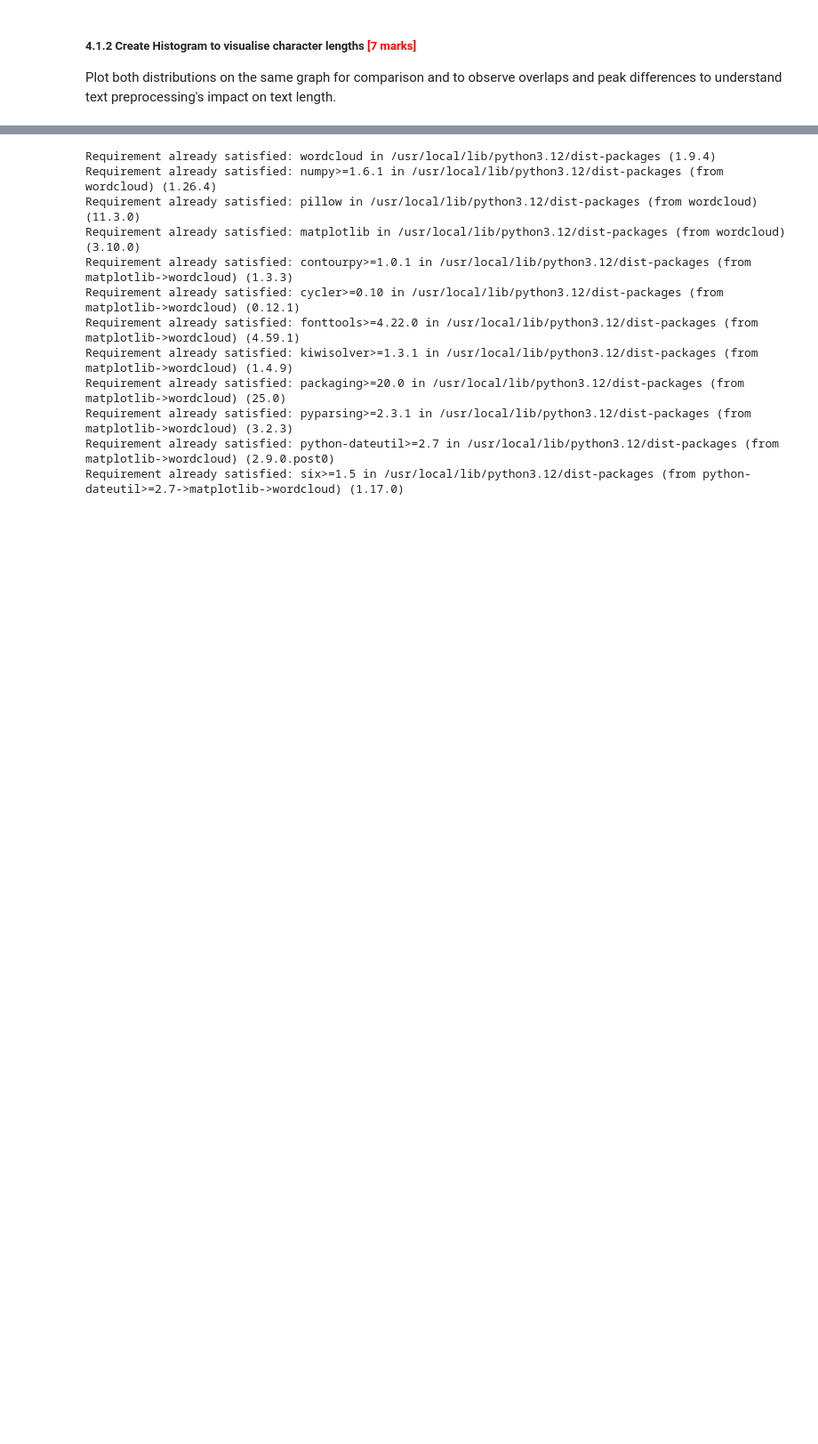
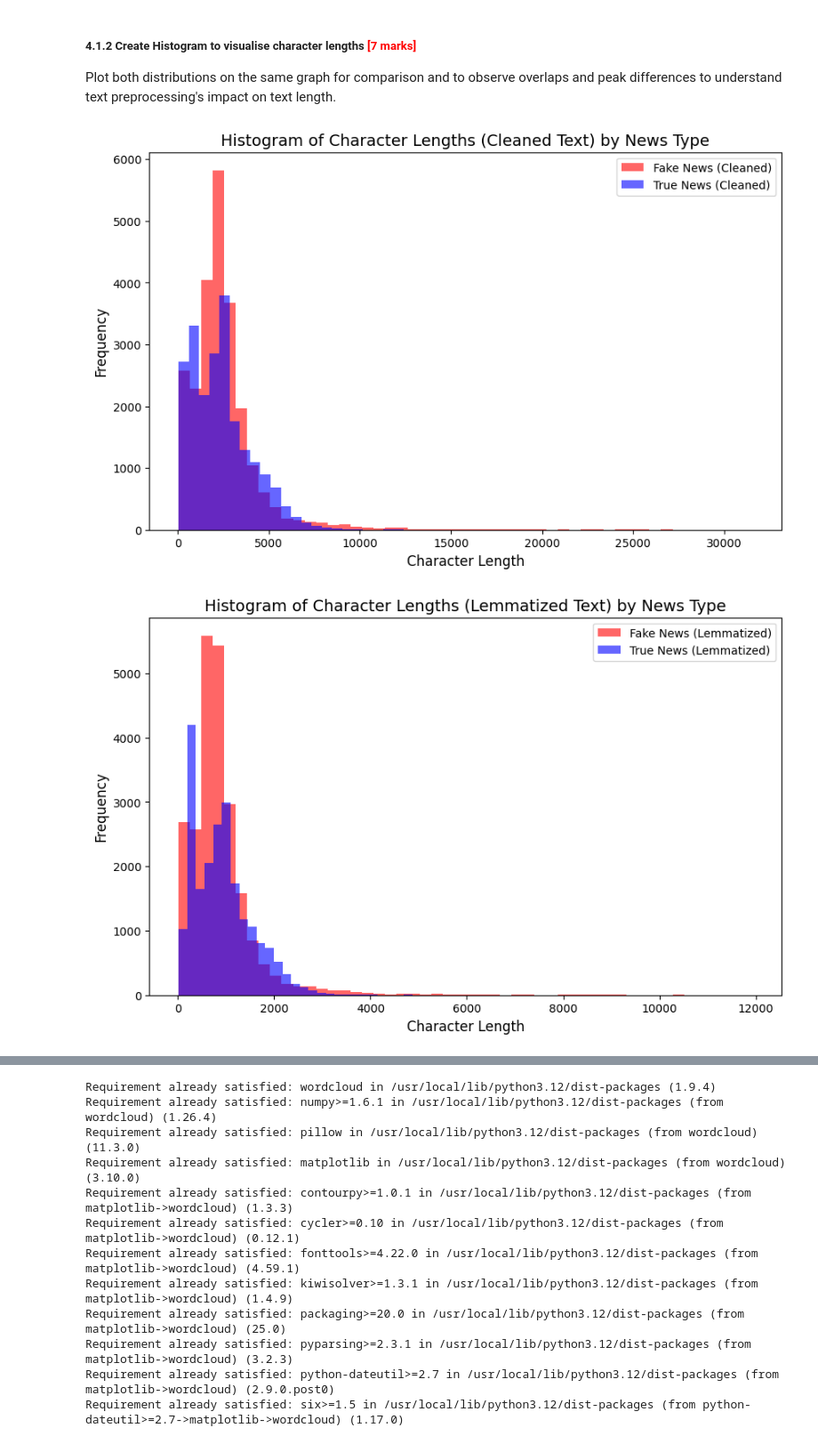
Before and after one commit to vini786mmm/Fake_News_Detection, a Jupyter notebook: Fake_News_Detection_Starter.ipynb, the cells around one changed output, grey strips where cells are left out. Shown at 89% size. Drawn from its saved outputs; the diff is of its cells as text; code cells hidden in the pictures; blank space fills up the shorter version.

```diff
--- a/Fake_News_Detection_Starter.ipynb
+++ b/Fake_News_Detection_Starter.ipynb
@@ -493,6 +533,29 @@ df_clean["lemmatized_char_length"] = df_clean["lemmatized_text"].str.len()
 ##### 4.1.2  Create Histogram to visualise character lengths  <font color = red>[7 marks]</font> <br>
 
  Plot both distributions on the same graph for comparison and to observe overlaps and peak differences to understand text preprocessing's impact on text length.
+# %%
+# Combined histogram for cleaned text with hue by news_label
+plt.figure(figsize=(10,6))
+plt.hist(df_clean[df_clean["news_label"] == 0]["char_length"], bins=50, alpha=0.6, color="red", label="Fake News (Cleaned)")
+plt.hist(df_clean[df_clean["news_label"] == 1]["char_length"], bins=50, alpha=0.6, color="blue", label="True News (Cleaned)")
+plt.title("Histogram of Character Lengths (Cleaned Text) by News Type", fontsize=14)
+plt.xlabel("Character Length", fontsize=12)
+plt.ylabel("Frequency", fontsize=12)
+plt.legend()
+plt.show()
+
+# Combined histogram for lemmatized text with hue by news_label
+plt.figure(figsize=(10,6))
+plt.hist(df_clean[df_clean["news_label"] == 0]["lemmatized_char_length"], bins=50, alpha=0.6, color="red", label="Fake News (Lemmatized)")
+plt.hist(df_clean[df_clean["news_label"] == 1]["lemmatized_char_length"], bins=50, alpha=0.6, color="blue", label="True News (Lemmatized)")
+plt.title("Histogram of Character Lengths (Lemmatized Text) by News Type", fontsize=14)
+plt.xlabel("Character Length", fontsize=12)
+plt.ylabel("Frequency", fontsize=12)
+plt.legend()
+plt.show()
+# %% [output]
+[figure, added]
+[figure, added]
 # %%
 # Create a histogram plot to visualise character lengths
 plt.figure(figsize=(10,6))
```
Also changed, not shown: parts of 36 cells of this notebook, 1 other file.
